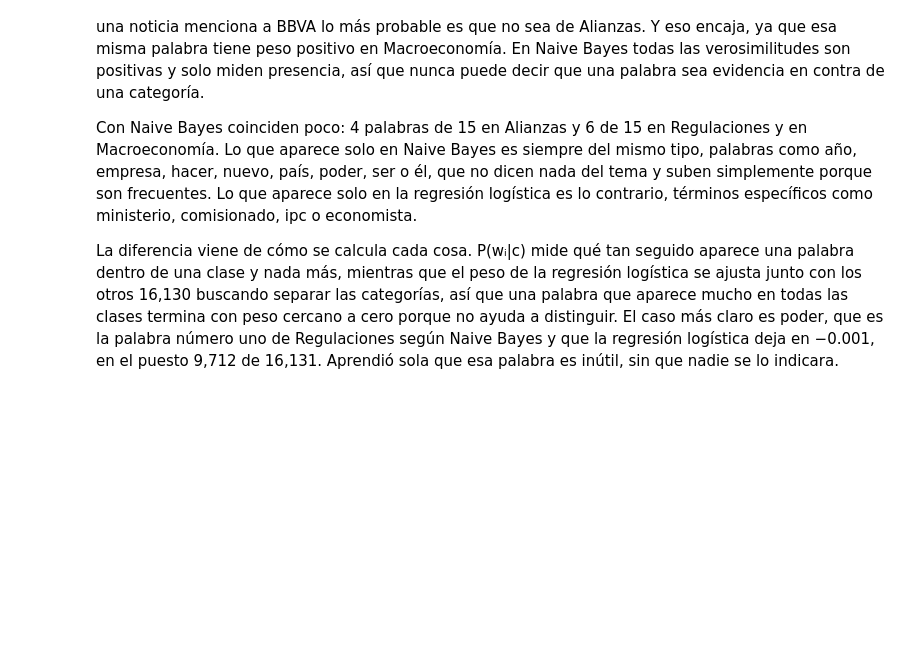
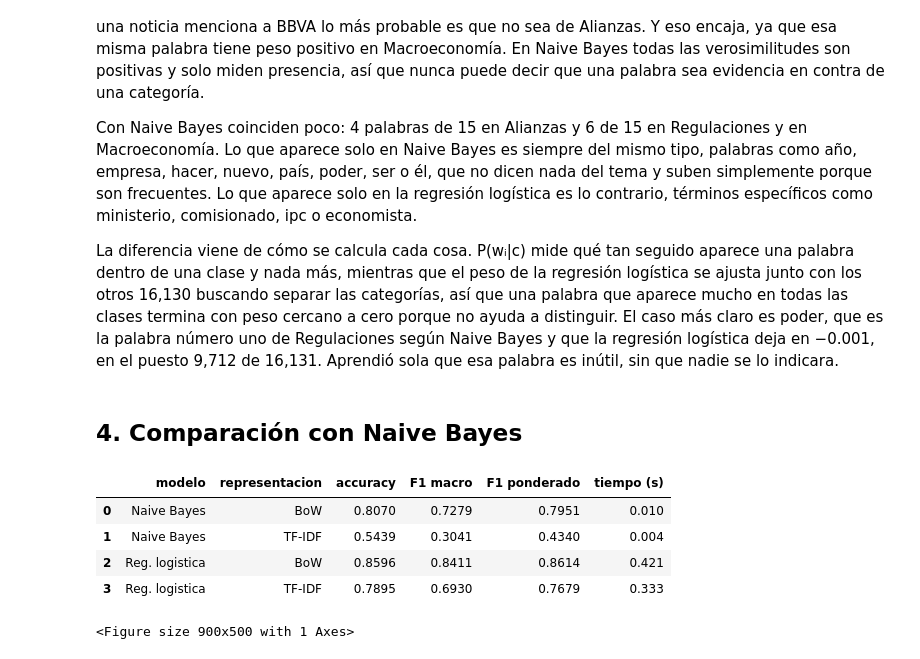
Before and after one commit to George11Albadr/Natural_Language_Processing, a Jupyter notebook: Lab#1/Laboratorio.ipynb, the cells around one changed output. Drawn from its saved outputs; the diff is of its cells as text; code cells hidden in the pictures; blank space fills up the shorter version.

```diff
--- a/Lab#1/Laboratorio.ipynb
+++ b/Lab#1/Laboratorio.ipynb
@@ -2089,3 +2173,52 @@ las clases termina con peso cercano a cero porque no ayuda a distinguir. El caso
 poder, que es la palabra número uno de Regulaciones según Naive Bayes y que la regresión logística
 deja en −0.001, en el puesto 9,712 de 16,131. Aprendió sola que esa palabra es inútil, sin que
 nadie se lo indicara.
+# %% [markdown]
+## 4. Comparación con Naive Bayes
+# %%
+# Las cuatro combinaciones, reentrenadas para medir el tiempo en igualdad de condiciones
+# y evaluadas sobre PRUEBA.
+combinaciones = [
+    ("Naive Bayes", "BoW",    MultinomialNB(),                                Xtrain_bow,   Xtest_bow),
+    ("Naive Bayes", "TF-IDF", MultinomialNB(),                                Xtrain_tfidf, Xtest_tfidf),
+    ("Reg. logistica", "BoW",    LogisticRegression(max_iter=2000, random_state=42), Xtrain_bow,   Xtest_bow),
+    ("Reg. logistica", "TF-IDF", LogisticRegression(max_iter=2000, random_state=42), Xtrain_tfidf, Xtest_tfidf),
+]
+
+filas = []
+for modelo_nombre, repr_nombre, estimador, Xtr, Xte in combinaciones:
+    t0 = time.perf_counter()
+    estimador.fit(Xtr, y_train)
+    t = time.perf_counter() - t0
+
+    pred = estimador.predict(Xte)
+    filas.append({
+        "modelo": modelo_nombre,
+        "representacion": repr_nombre,
+        "accuracy": round(accuracy_score(y_test, pred), 4),
+        "F1 macro": round(f1_score(y_test, pred, average="macro"), 4),
+        "F1 ponderado": round(f1_score(y_test, pred, average="weighted"), 4),
+        "tiempo (s)": round(t, 3),
+    })
+
+tabla_final = pd.DataFrame(filas)
+tabla_final
+# %% [output]
+|  | modelo | representacion | accuracy | F1 macro | F1 ponderado | tiempo (s) |
+| 0 | Naive Bayes | BoW | 0.8070 | 0.7279 | 0.7951 | 0.010 |
+| 1 | Naive Bayes | TF-IDF | 0.5439 | 0.3041 | 0.4340 | 0.004 |
+| 2 | Reg. logistica | BoW | 0.8596 | 0.8411 | 0.8614 | 0.421 |
+| 3 | Reg. logistica | TF-IDF | 0.7895 | 0.6930 | 0.7679 | 0.333 |
+# %%
+fig, ax = plt.subplots(figsize=(9, 5))
+etiquetas = tabla_final["modelo"] + " + " + tabla_final["representacion"]
+tabla_final.assign(combinacion=etiquetas).set_index("combinacion")[["accuracy", "F1 macro"]] \
+    .plot(kind="barh", ax=ax, color=["steelblue", "indianred"])
+ax.set_xlim(0, 1); ax.set_xlabel("Puntaje sobre prueba"); ax.set_ylabel("")
+ax.grid(axis="x", alpha=.3)
+ax.set_title("Las cuatro combinaciones sobre el conjunto de prueba")
+plt.tight_layout()
+plt.savefig(FIG / "13_comparacion_final.png", dpi=150)
+plt.show()
+# %% [output]
+<Figure size 900x500 with 1 Axes>
```
Also changed, not shown: parts of 13 cells of this notebook.
